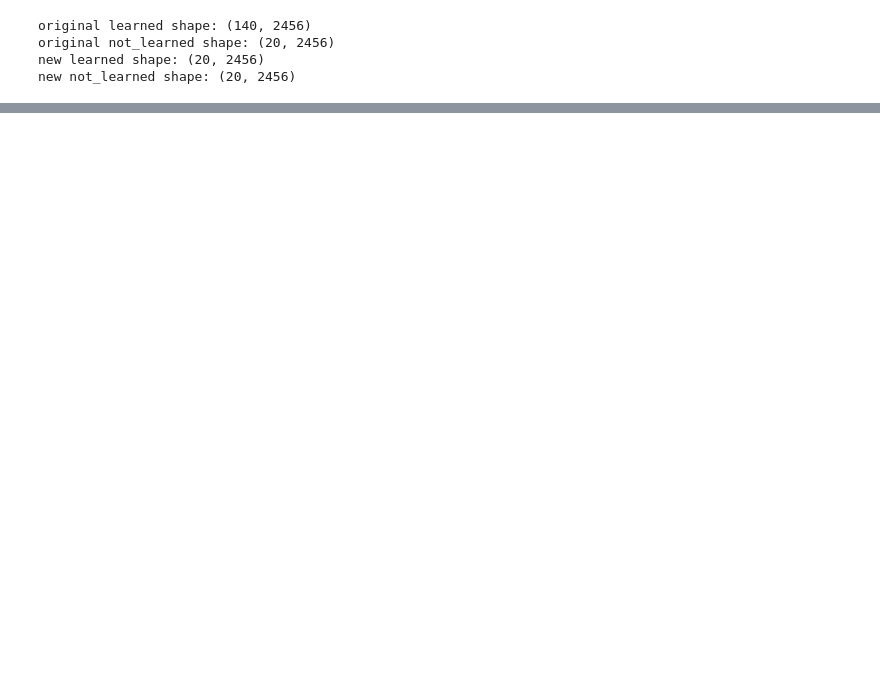
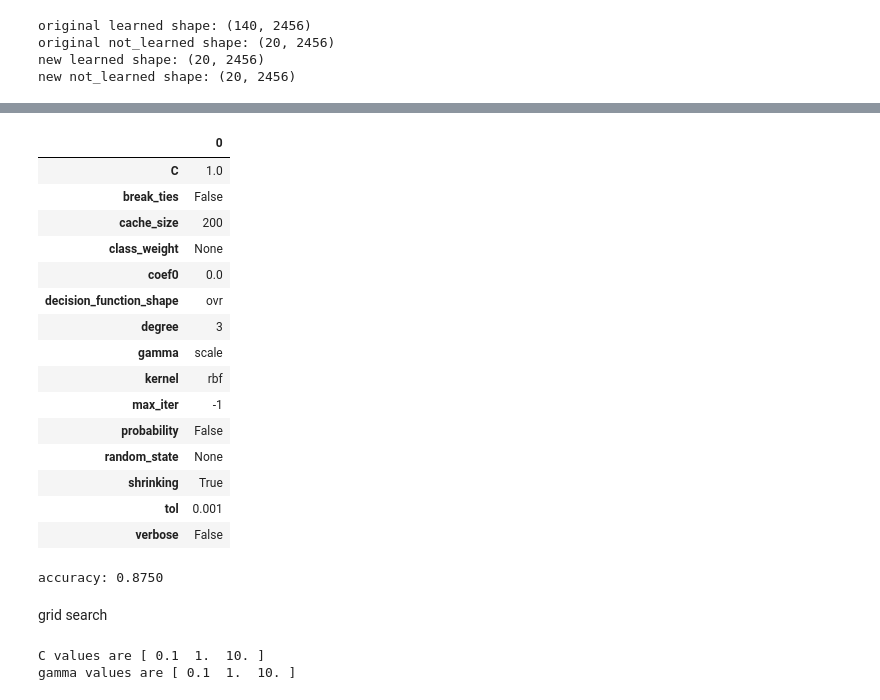
Before and after one commit to Neurotech-Davis/NeuroLingo, a Jupyter notebook: ml_model/SVM.ipynb, the cells around one changed output, grey strips where cells are left out. Drawn from its saved outputs; the diff is of its cells as text; code cells hidden in the pictures; blank space fills up the shorter version.

```diff
--- a/ml_model/SVM.ipynb
+++ b/ml_model/SVM.ipynb
@@ -98,0 +106,51 @@ Visualizaitons
+# %%
+# Default SVM
+svc = SVC()
+params = svc.get_params()
+params_df = pd.DataFrame(params, index=[0])
+params_df.T
+# %% [output]
+|  | 0 |
+| C | 1.0 |
+| break_ties | False |
+| cache_size | 200 |
+| class_weight | None |
+| coef0 | 0.0 |
+| decision_function_shape | ovr |
+| degree | 3 |
+| gamma | scale |
+| kernel | rbf |
+| max_iter | -1 |
+| probability | False |
+| random_state | None |
+| shrinking | True |
+| tol | 0.001 |
+| verbose | False |
+# %%
+# run model on default SVM parameters
+svc.fit(X_train_transformed, y_train)
+
+# evauluate the performance of the SVM model by caclulating confusino matrix
+# and the accuracy score
+print(f'accuracy: {svc.score(X_test_transformed, y_test):.4f}')
+
+# note: already seeing improved accuracy, likely because of the scalar from before
+# %% [output]
+accuracy: 0.8750
+# %% [markdown]
+grid search
+# %%
+## Hyperparameter Tuning with Grid Search ##
+
+# look at the parameters defined above
+
+# list of C values
+C_range = np.logspace(-1,1,3)
+print(f'C values are {C_range}')
+
+# list of gamma values
+gamma_range = np.logspace(-1,1,3)
+print(f'gamma values are {gamma_range}')
+# %% [output]
+C values are [ 0.1  1.  10. ]
+gamma values are [ 0.1  1.  10. ]
```
Also changed, not shown: parts of 20 cells of this notebook.
